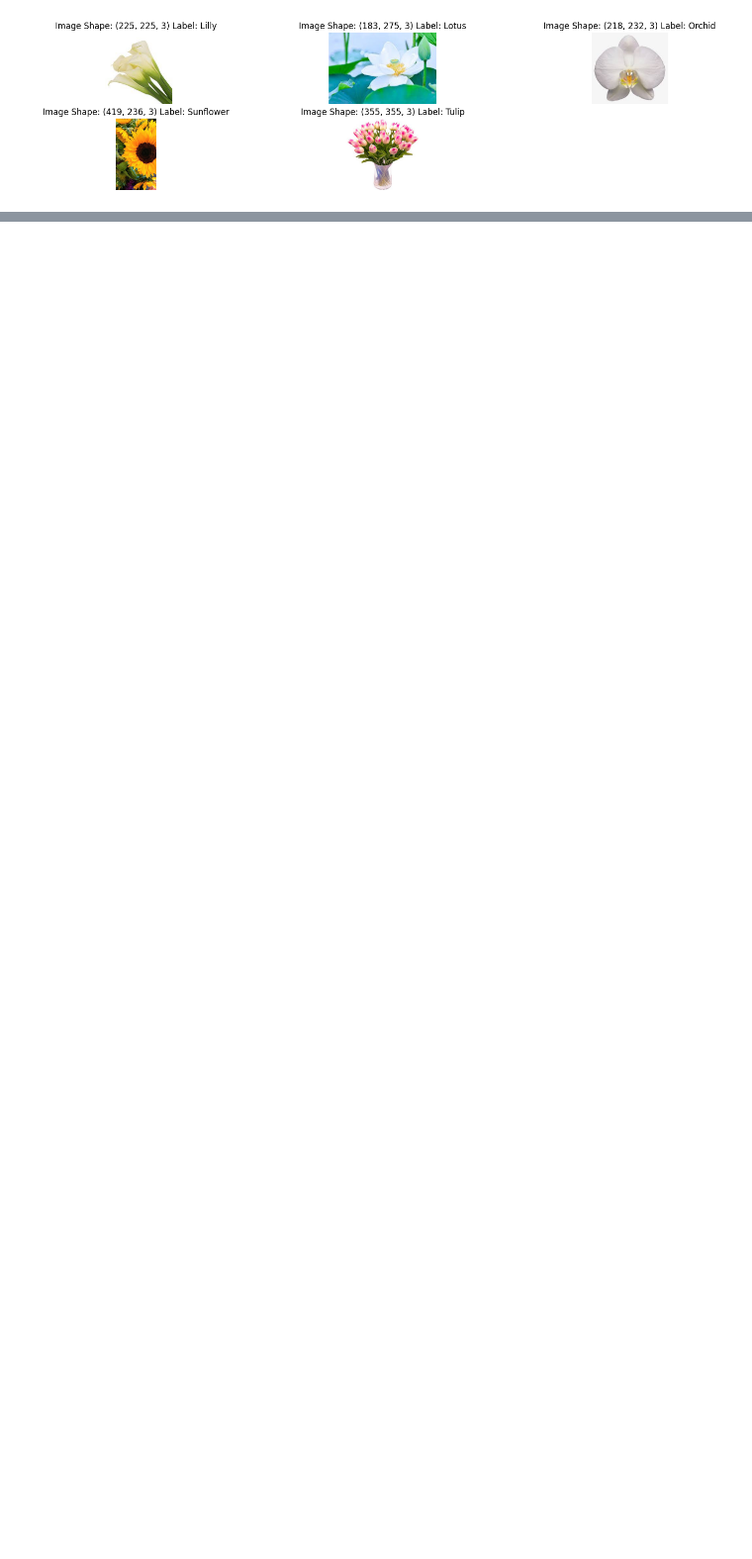
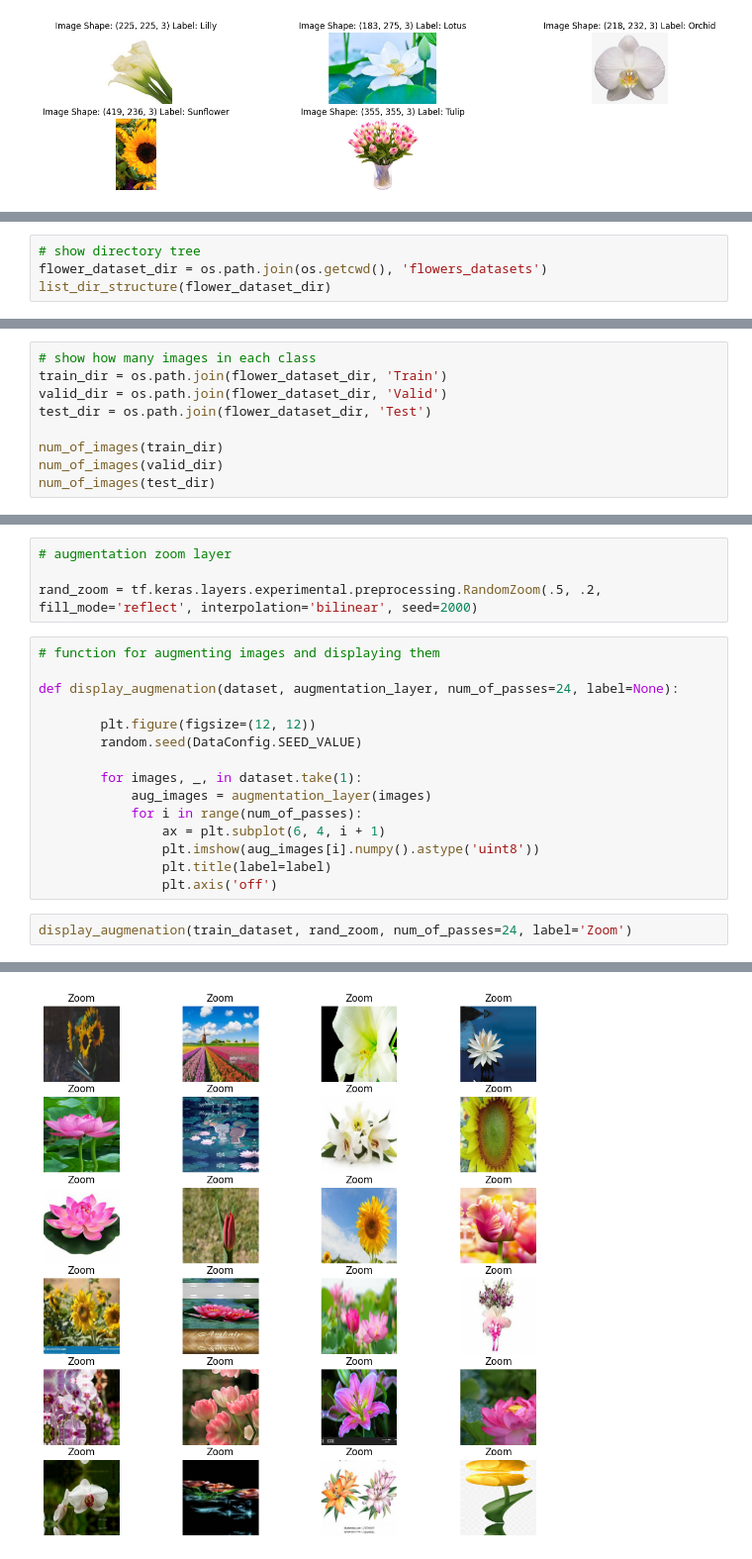
Before and after one commit to SugarfreeTX/computer-vision, a Jupyter notebook: kaggle_flowers_dataset.ipynb, the cells around one changed output, grey strips where cells are left out. Shown at 99% size. Drawn from its saved outputs; the diff is of its cells as text; blank space fills up the shorter version.

Commit message:
Add files via upload
get_data() and display_augmentation() added and applied to dataset.

```diff
--- a/kaggle_flowers_dataset.ipynb
+++ b/kaggle_flowers_dataset.ipynb
@@ -152,0 +134,4 @@ os.listdir()[:2]
+# %%
+# show directory tree
+flower_dataset_dir = os.path.join(os.getcwd(), 'flowers_datasets')
+list_dir_structure(flower_dataset_dir)
@@ -152,0 +158,9 @@ os.listdir()[:2]
+# %%
+# show how many images in each class
+train_dir = os.path.join(flower_dataset_dir, 'Train')
+valid_dir = os.path.join(flower_dataset_dir, 'Valid')
+test_dir = os.path.join(flower_dataset_dir, 'Test')
+
+num_of_images(train_dir)
+num_of_images(valid_dir)
+num_of_images(test_dir)
@@ -152,0 +211,22 @@ os.listdir()[:2]
+# %%
+# augmentation zoom layer
+
+rand_zoom = tf.keras.layers.experimental.preprocessing.RandomZoom(.5, .2, fill_mode='reflect', interpolation='bilinear', seed=2000)
+# %%
+# function for augmenting images and displaying them
+
+def display_augmenation(dataset, augmentation_layer, num_of_passes=24, label=None):
+
+        plt.figure(figsize=(12, 12))
+        random.seed(DataConfig.SEED_VALUE)
+
+        for images, _, in dataset.take(1):
+            aug_images = augmentation_layer(images)
+            for i in range(num_of_passes):
+                ax = plt.subplot(6, 4, i + 1)
+                plt.imshow(aug_images[i].numpy().astype('uint8'))
+                plt.title(label=label)
+                plt.axis('off')
+# %%
+display_augmenation(train_dataset, rand_zoom, num_of_passes=24, label='Zoom')
+# %% [output]
@@ -152,0 +242 @@ os.listdir()[:2]
+[figure, added]
```
Also changed, not shown: parts of 14 cells of this notebook.
